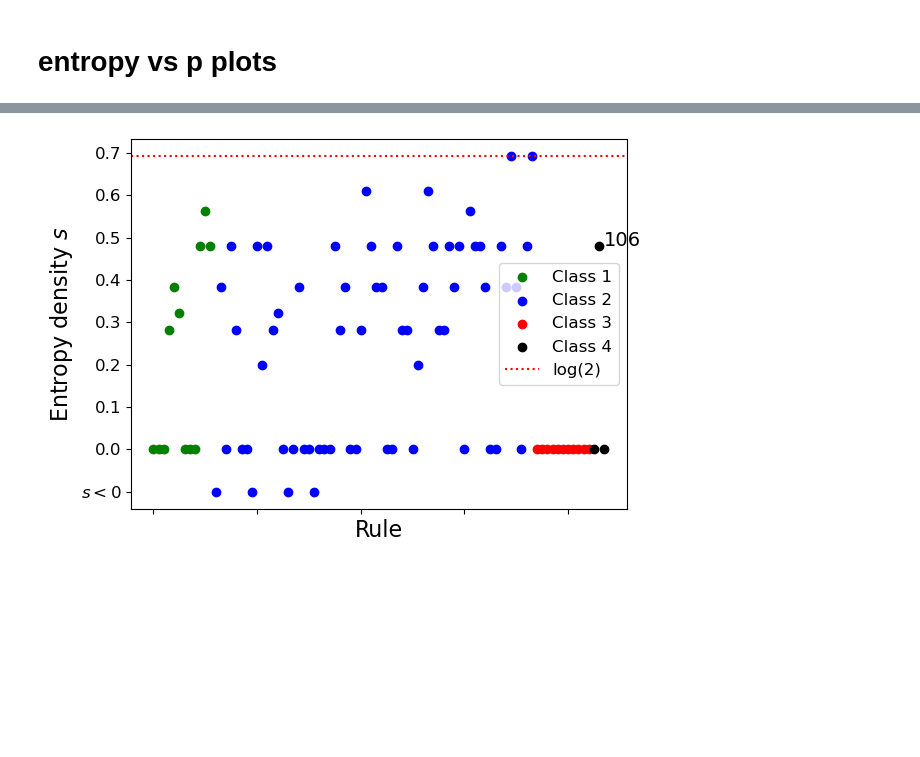
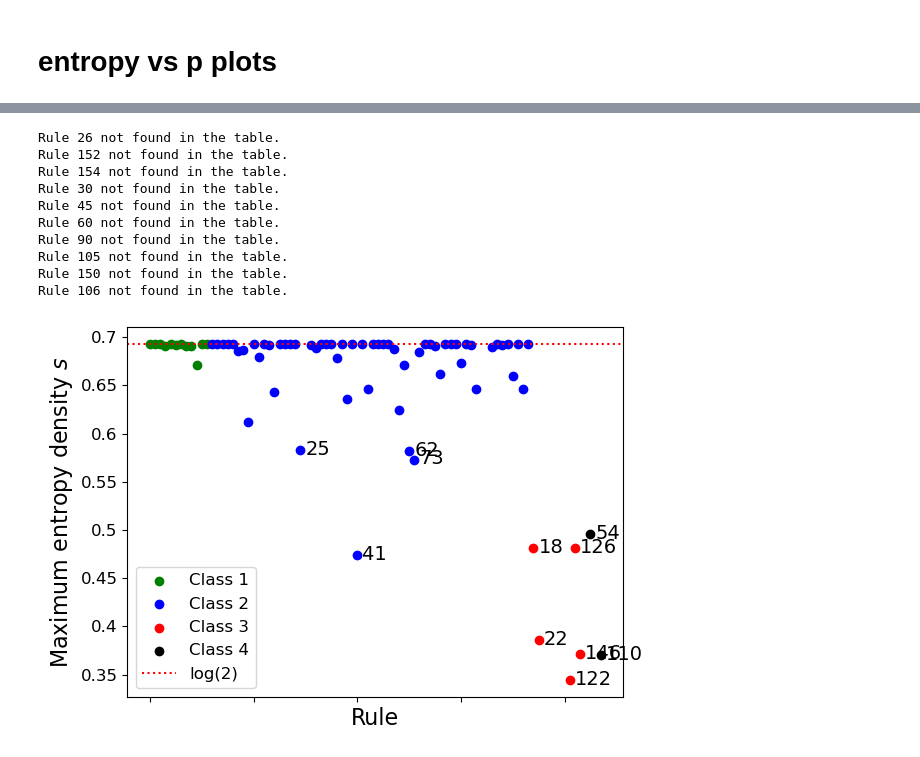
Before and after one commit to cedric-koller/counting_short_trajectories_ECA, a Jupyter notebook: plots.ipynb, the cells around one changed output, grey strips where cells are left out. Drawn from its saved outputs; the diff is of its cells as text; code cells hidden in the pictures; blank space fills up the shorter version.

Commit message:
New figures and more complete table

```diff
--- a/plots.ipynb
+++ b/plots.ipynb
@@ -53,8 +58,8 @@ plt.show()
 # %%
 # Class 2 rule 6
 rule=6
-max_p = 1
-c=1
+max_p = 6
+c=2
 
 plt.figure(figsize=(8, 6))  # Make the figure a bit larger
 plt.rcParams.update({'font.size': 12})  # Increase font size
@@ -71,8 +76,10 @@ plt.axhline(np.log(2), color='red', linestyle=':', label='log(2)')
 plt.xlabel(r'Transient length $p$', fontsize=16)
 plt.ylabel(r'Entropy density $s$', fontsize=16)
 plt.xticks(np.arange(0, max_p, 1))  # ticks at 0,1,2,...max_p
+
+plt.ylim(-0.02, 0.72)
 #plt.yticks(np.arange(0, 1.1, 0.1))
 plt.tight_layout()
-plt.show()
-#plt.savefig('rule_6.png', dpi=300, bbox_inches='tight')
+plt.savefig('figures/rule_6_entropy_vs_p.pdf', dpi=300, bbox_inches='tight')
+plt.show();
 # %% [output]
@@ -80,8 +87,8 @@ plt.show()
 # %%
 # Class 2 rule 41
 rule=41
-max_p = 1
-c=1
+max_p = 4
+c=4
 
 plt.figure(figsize=(8, 6))  # Make the figure a bit larger
 plt.rcParams.update({'font.size': 12})  # Increase font size
@@ -89,7 +96,7 @@ plt.rcParams.update({'font.size': 12})  # Increase font size
 rule_df = table[table['Rule'] == rule]
 entropy = []
 for p in range(max_p):
-    value = float(rule_df[f'p={p}, c={c}, left translation'].iloc[0])
+    value = float(rule_df[f'p={p}, c={c}, right translation'].iloc[0])
     entropy.append(value)
 plt.plot(np.arange(max_p), entropy, marker='.', markersize=12)
 
@@ -98,8 +105,10 @@ plt.axhline(np.log(2), color='red', linestyle=':', label='log(2)')
 plt.xlabel(r'Transient length $p$', fontsize=16)
 plt.ylabel(r'Entropy density $s$', fontsize=16)
 plt.xticks(np.arange(0, max_p, 1))  # ticks at 0,1,2,...max_p
-#plt.yticks(np.arange(0, 1.1, 0.1))
+
+plt.ylim(-0.02, 0.72)  # Set y-axis limits to 0 and 1.1
+plt.ylim(0, 0.72)  # Set y-axis limits to 0 and 1.1
 plt.tight_layout()
-plt.show()
-#plt.savefig('rule_41.png', dpi=300, bbox_inches='tight')
+plt.savefig('figures/rule_41_entropy_vs_p.pdf', dpi=300, bbox_inches='tight')
+plt.show();
 # %% [output]
@@ -159,41 +303,59 @@ plt.rcParams.update({'font.size': 12})  # Increase font size
 
 for idx, rule in enumerate(all_rules):
     rule_df = table[table['Rule'] == rule]
-    entropies=rule_df.to_numpy()[0]
+    try:
+        entropies=rule_df.to_numpy()[0]
+    except:
+        print(f"Rule {rule} not found in the table.")
+        continue
     if entropies[1] == 1:
         ax.scatter(idx, np.maximum(np.max(entropies[2:]),-0.1), color='green', label='Class 1' if first_class1 else "")
         first_class1=False
     elif entropies[1] == 2:
         ax.scatter(idx, np.maximum(np.max(entropies[2:]),-0.1), color='blue', label='Class 2' if first_class2 else "")
+        if np.maximum(np.max(entropies[2:]), -0.1)<0.6:
+            ax.text(x=idx+1, y=np.maximum(np.max(entropies[2:]), -0.1)-0.005, s=f'{rule}', fontsize=14)
         first_class2=False
     elif entropies[1] == 3:
         ax.scatter(idx, np.maximum(np.max(entropies[2:]), -0.1), color='red', label='Class 3' if first_class3 else "")
         if np.maximum(np.max(entropies[2:]), -0.1)>0.3:
-            ax.text(x=idx, y=np.maximum(np.max(entropies[2:]), -0.1), s=f'{rule}', fontsize=14)
+            ax.text(x=idx+1, y=np.maximum(np.max(entropies[2:]), -0.1)-0.005, s=f'{rule}', fontsize=14)
         first_class3=False
     elif entropies[1] == 4:
         ax.scatter(idx, np.maximum(np.max(entropies[2:]),-0.1), color='black', label='Class 4' if first_class4 else "")
         if np.maximum(np.max(entropies[2:]), -0.1)>0.2:
-            ax.text(x=idx+1, y=np.maximum(np.max(entropies[2:]), -0.1), s=f'{rule}', fontsize=14)
+            ax.text(x=idx+1, y=np.maximum(np.max(entropies[2:]), -0.1)-0.005, s=f'{rule}', fontsize=14)
         first_class4=False
 
 plt.axhline(np.log(2), color='red', linestyle=':', label='log(2)')
 ax.legend(fontsize=12)
 ax.set_xlabel('Rule', fontsize=16)
 ax.tick_params(axis='x', which='both', bottom=True, top=False, labelbottom=False)
 
 yticks = ax.get_yticks()
 # Create new labels (change the one you want)
 new_labels = [f"{np.round(y,2)}" if y != -0.1 else r"$s<0$" for y in yticks]
 new_labels[0]=''
 new_labels[-1]=''
 # Set new tick labels
 ax.set_yticks(yticks[1:-1])
 ax.set_yticklabels(new_labels[1:-1])
+#plt.ylim(-0.02, 0.72)  # Set y-axis limits to 0 and 1.1
 
-ax.set_ylabel(r'Entropy density $s$', fontsize=16);
+
+ax.set_ylabel(r'Maximum entropy density $s$', fontsize=16);
 # %% [output]
+Rule 26 not found in the table.
+Rule 152 not found in the table.
+Rule 154 not found in the table.
+Rule 30 not found in the table.
+Rule 45 not found in the table.
+Rule 60 not found in the table.
+Rule 90 not found in the table.
+Rule 105 not found in the table.
+Rule 150 not found in the table.
+Rule 106 not found in the table.
-[figure, old version]
+[figure, new version]
 # %%
 # TODO: create latex table
 class_1 = [0, 8, 32, 40, 72, 104, 128, 136, 160, 168, 200, 232]
```
Also changed, not shown: parts of 8 cells of this notebook, 16 other files.
